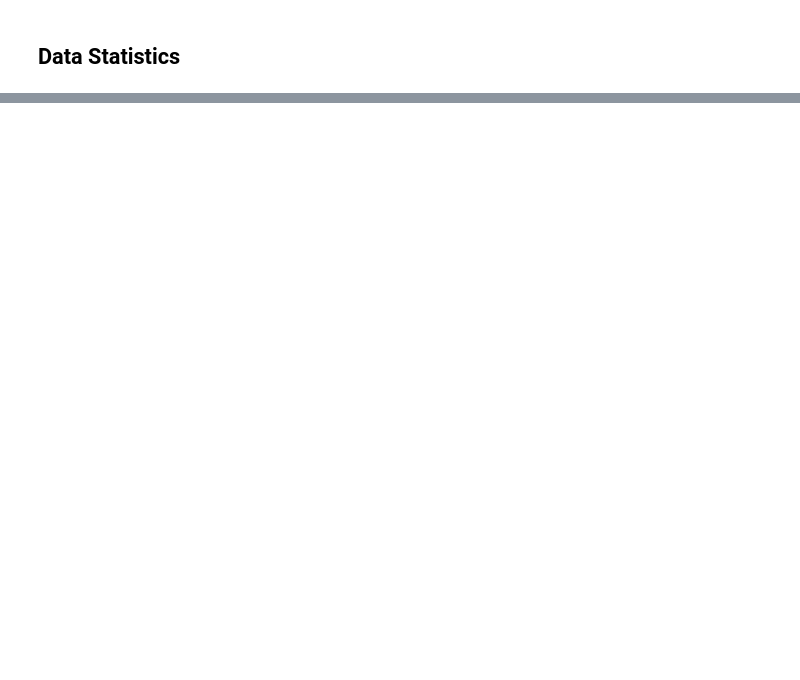
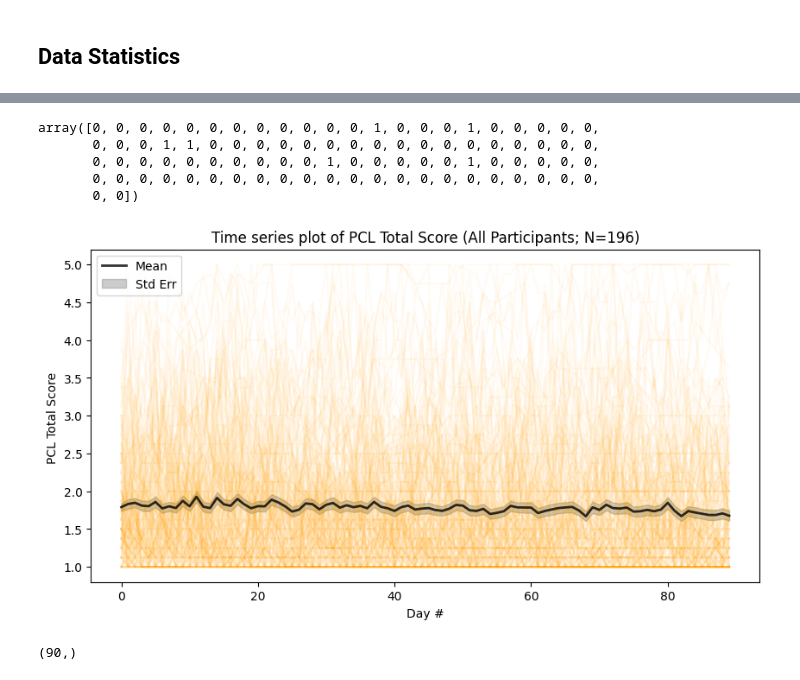
Before and after one commit to adithya8/LongitudeML, a Jupyter notebook: examples/ptsd_stop_forecasting/eda_v5.ipynb, the cells around one changed output, grey strips where cells are left out. Cells and saved outputs as stored; diff of their text form; code cells hidden in the pictures; blank space fills up the shorter version.

```diff
--- a/examples/ptsd_stop_forecasting/eda_v5.ipynb
+++ b/examples/ptsd_stop_forecasting/eda_v5.ipynb
@@ -201,0 +262,60 @@ Total number of outcomes days:  14746
+# %%
+temp_mask
+# %% [output]
+array([0, 0, 0, 0, 0, 0, 0, 0, 0, 0, 0, 0, 1, 0, 0, 0, 1, 0, 0, 0, 0, 0,
+       0, 0, 0, 1, 1, 0, 0, 0, 0, 0, 0, 0, 0, 0, 0, 0, 0, 0, 0, 0, 0, 0,
+       0, 0, 0, 0, 0, 0, 0, 0, 0, 0, 1, 0, 0, 0, 0, 0, 1, 0, 0, 0, 0, 0,
+       0, 0, 0, 0, 0, 0, 0, 0, 0, 0, 0, 0, 0, 0, 0, 0, 0, 0, 0, 0, 0, 0,
+       0, 0])
+# %%
+# Need to plot the time series of all participants in the same graph as a line plot with light opacity (same color).
+# Then plot the mean and std err of the time series in a bolder color in the same graph.
+# Only consider valid days for each participant.
+fig, ax = plt.subplots(1, 1, figsize=(10, 5))
+
+subscales, mask, time_ids = [], [], []
+for i in range(len(dataDict['mask_subscales'])):
+    temp_y = np.array(dataDict['embeddings_subscales'][i])[:, 0]
+    temp_mask = (np.array(dataDict['mask_subscales'][i]) == 0) & (temp_y != 0)
+    temp_x = np.array(dataDict['time_ids'][i])
+    ax.plot(temp_x[temp_mask==1], temp_y[temp_mask==1], color='orange', alpha=0.05)
+    temp_y = np.array(temp_y.tolist() + [0]*(max_days - len(dataDict['embeddings_subscales'][i])))
+    temp_mask = np.array(temp_mask.tolist() + [0]*(max_days - len(dataDict['mask_subscales'][i])))
+    subscales.append(temp_y)
+    mask.append(temp_mask)
+
+# Compute the mean and the std err for each axis only for mask == 0
+subscales = np.array(subscales)
+mask = np.array(mask)
+# Create a boolean array that is True for valid entries (mask==0)
+valid = (mask == 1)
+# Compute the mean for each subscale (each column) using only valid entries.
+# For each column, sum the valid subscale values and divide by the count of valid entries.
+mean_subscales = np.sum(np.where(valid, subscales, 0), axis=0) / np.sum(valid, axis=0)
+
+# Now compute the standard error.
+# First, compute the variance only on valid entries.
+# We subtract the mean (which will broadcast along the rows) from each entry,
+# square the difference, mask out invalid entries, sum along axis 0, and then divide by (n_valid-1).
+n_valid = np.sum(valid, axis=0)  # count of valid entries per subscale
+# Use ddof=1 for an unbiased estimator of the variance.
+variance = np.sum(np.where(valid, (subscales - mean_subscales) ** 2, 0), axis=0) / (n_valid - 1)
+std_subscales = np.sqrt(variance)
+
+# Finally, the standard error is the standard deviation divided by the square root
+# of the number of valid entries.
+stderr_subscales = std_subscales / np.sqrt(n_valid)
+
+ax.plot(range(90), mean_subscales, color='black', label='Mean', linewidth=2, alpha=0.8)
+ax.fill_between(range(90), mean_subscales - stderr_subscales, mean_subscales + stderr_subscales, color='gray', alpha=0.4, label='Std Err')
+ax.set_xlabel('Day #')
+ax.set_ylabel('PCL Total Score ')
+plt.title('Time series plot of PCL Total Score (All Participants; N=196)')
+plt.legend()
+plt.show()
+# %% [output]
+[figure, added]
+# %%
+y.shape
+# %% [output]
+(90,)
```
Also changed, not shown: parts of 23 cells of this notebook, 1 other file.
